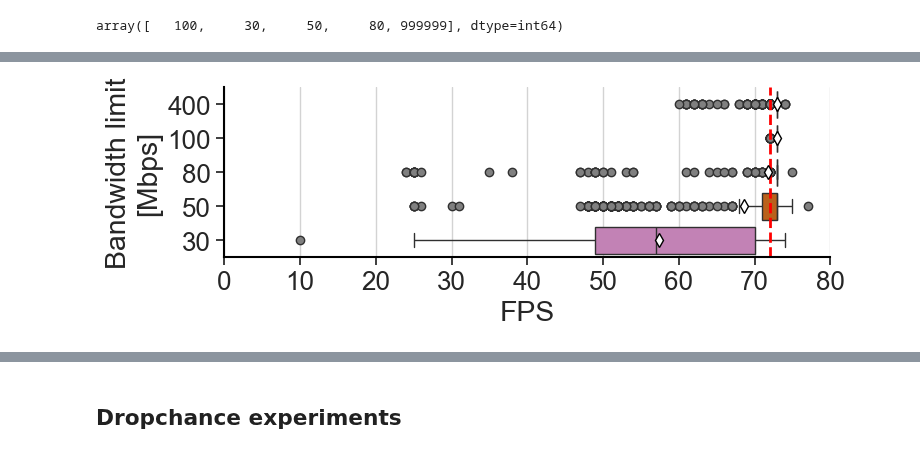
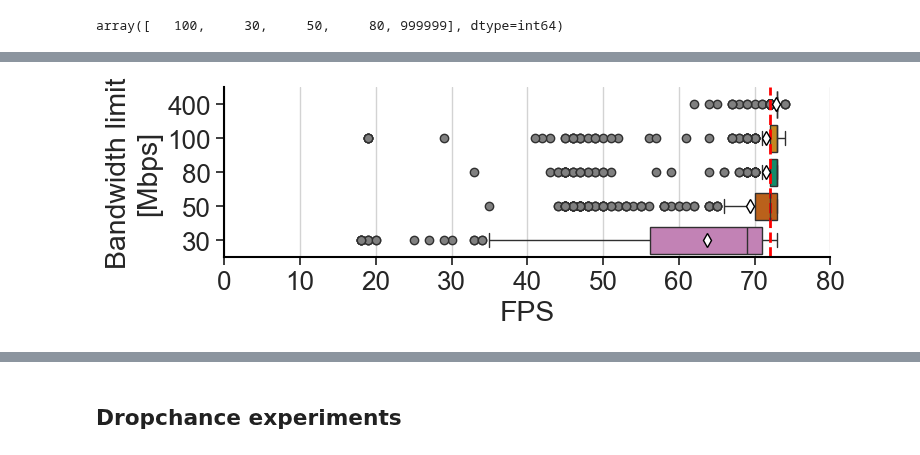
Before and after one commit to Raiduy/librnr-experiments, a Jupyter notebook: new-systemmetrics.ipynb, the cells around one changed output, grey strips where cells are left out. Cells and saved outputs as stored; diff of their text form; code cells hidden in the pictures.

Commit message:
update q2 and qpro fps vs bandwidth

```diff
--- a/new-systemmetrics.ipynb
+++ b/new-systemmetrics.ipynb
@@ -206,26 +206,26 @@ plt.show()
 # %%
 fig, ax = plt.subplots(figsize=(8, 3))
 sns.set_theme(style="whitegrid", rc=custom_params, font_scale=1.7)
 
-to_plot = df[(df['altered_bandwidth'] == True) & (df['is_record'] == False) & (df['device'] == 'Quest-2')]
+to_plot = df[(df['altered_bandwidth'] == True) & (df['is_record'] == False) & (df['device'] == 'Quest-Pro')]
 to_plot['bw_text'] = to_plot['bandwidth'].apply(lambda x: '400' if x == 999999 else str(x))
 to_plot.sort_values('bandwidth', ascending=False, inplace=True)
 
 sns.boxplot(x=to_plot['FPS'], y=to_plot['bw_text'], showmeans=True, meanprops=custom_mean, palette="colorblind", ax=ax, flierprops=custom_outliers)
 # ax.axline((0, 72), slope=0, color='red', linestyle='--', linewidth=1.5)
 ax.axvline(x = 72, color = 'red', linestyle='--', linewidth=2, label='72 FPS')
 # labels = [item.get_text() for item in ax.get_xticklabels()]
 # labels[4] = 'N/A'
 # ax.set_xticklabels(labels)
 # ax.set_xticks([0, 20, 40, 60, 80])
 ax.set_xlabel('FPS')
 ax.set_ylabel('Bandwidth limit\n[Mbps]')
 ax.set_xlim(0, 80)
 ax.set_xticks([0, 10, 20, 30, 40, 50, 60, 70, 80])
 # ax.set_title('Quest Pro')
 
 plt.tight_layout()
-plt.savefig('./figures/bandwidth_exp/Quest-2_fps_vs_bandwidth.pdf', dpi=300, format='pdf')
+plt.savefig('./figures/bandwidth_exp/Quest-Pro_fps_vs_bandwidth.pdf', dpi=300, format='pdf')
 plt.show()
 # %% [output]
-[figure, old version]
+[figure, new version]
```
Also changed, not shown: parts of 2 cells of this notebook, 4 other files.
